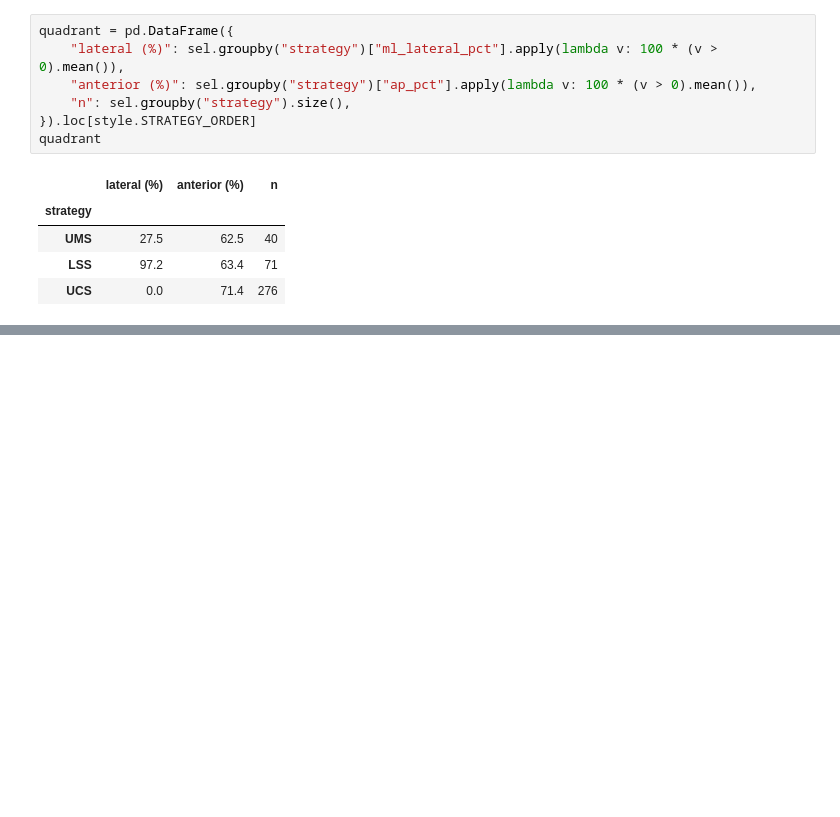
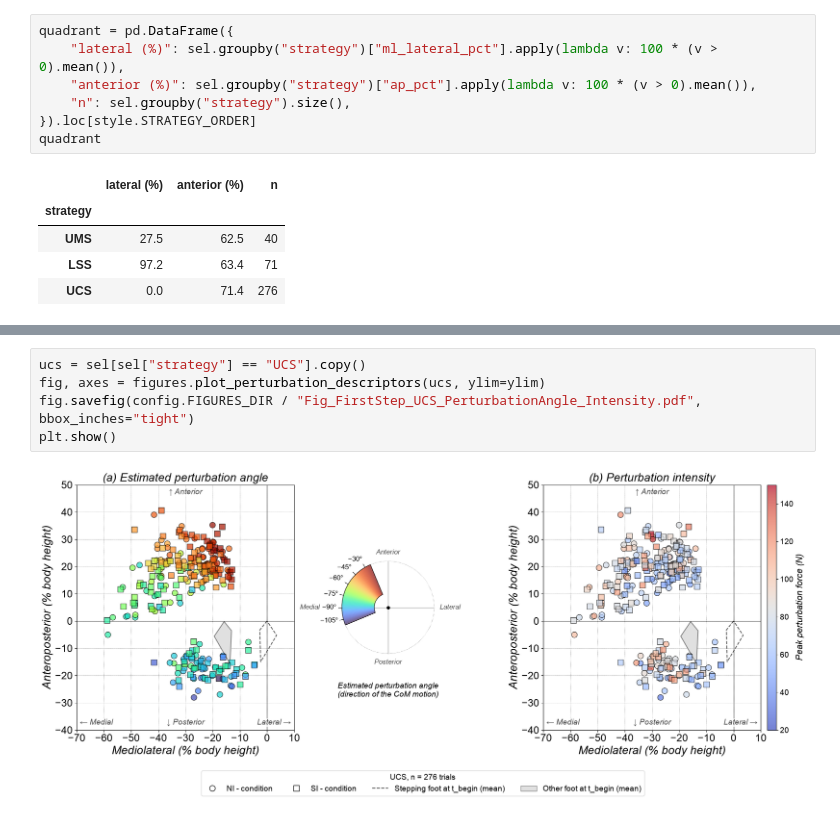
Before and after one commit to ThoChat/Step_Characteristics_Single_Individual, a Jupyter notebook: notebooks/01_First_Step_Decomposition.ipynb, the cells around one changed output, grey strips where cells are left out. Drawn from its saved outputs; the diff is of its cells as text; blank space fills up the shorter version.

```diff
--- a/notebooks/01_First_Step_Decomposition.ipynb
+++ b/notebooks/01_First_Step_Decomposition.ipynb
@@ -200,0 +221,7 @@ quadrant
+# %%
+ucs = sel[sel["strategy"] == "UCS"].copy()
+fig, axes = figures.plot_perturbation_descriptors(ucs, ylim=ylim)
+fig.savefig(config.FIGURES_DIR / "Fig_FirstStep_UCS_PerturbationAngle_Intensity.pdf", bbox_inches="tight")
+plt.show()
+# %% [output]
+[figure, added]
```
Also changed, not shown: parts of 26 cells of this notebook, 18 other files.
